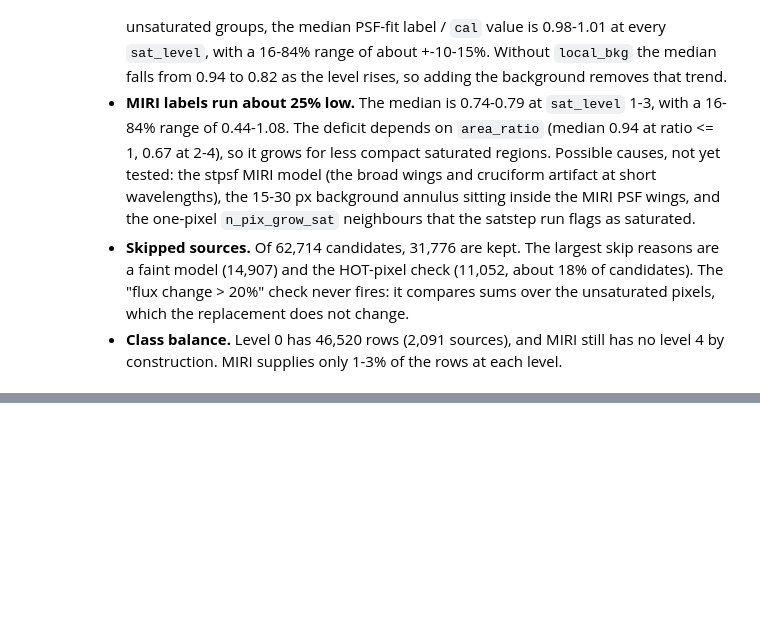
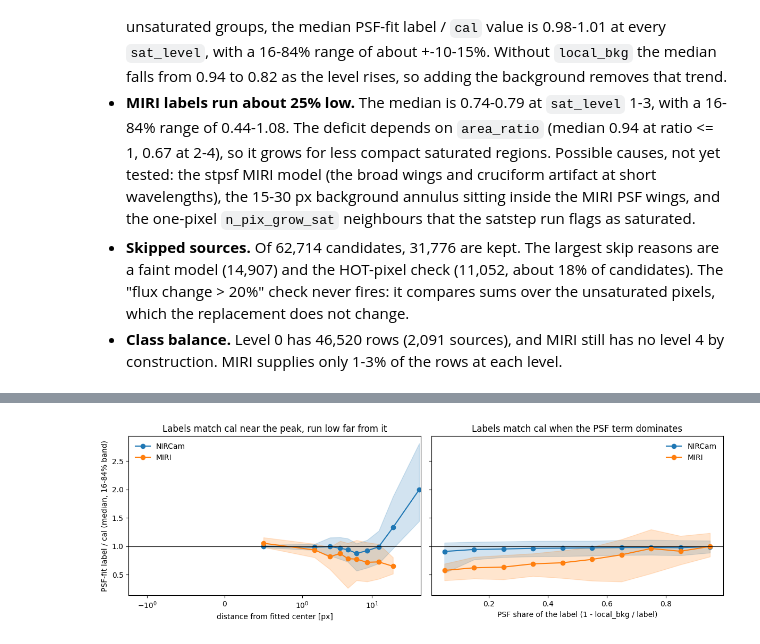
Before and after one commit to tyoo37/w51_sat_recover, a Jupyter notebook: notebooks/report_v2_training_set_20261020.ipynb, the cells around one changed output, grey strips where cells are left out. Cells and saved outputs as stored; diff of their text form; code cells hidden in the pictures; blank space fills up the shorter version.

Commit message:
v2 report: explain dist_to_peak change, saturation-step semantics, label/cal outliers
Co-Authored-By: Claude Opus 5.5 <noreply@anthropic.com>

```diff
--- a/notebooks/report_v2_training_set_20261020.ipynb
+++ b/notebooks/report_v2_training_set_20261020.ipynb
@@ -241,0 +296,16 @@ plt.tight_layout()
+# %%
+c = v2[ok & v2.sat_level.between(2, 4)].copy()
+c['lr'] = np.log10(c.label_over_cal)
+c['psf_share'] = (c.flux - c.local_bkg) / c.flux          # PSF part of the label; the rest is local_bkg
+out = lambda s: ((10 ** s < 0.67) | (10 ** s > 1.5)).mean()
+
+def by(col, bins):
+    g = c.groupby(['instrument', pd.cut(c[col], bins)], observed=True).lr
+    return pd.DataFrame({'rows': g.size(), 'median ratio': 10 ** g.median(), 'outside 0.67-1.5': g.apply(out)}).round(3)
+
+summary = {}
+for inst, h in c.groupby('instrument'):
+    m = h.groupby('source_id').lr.transform('median')
+    summary[inst] = {'rows': len(h), 'outside 0.67-1.5': round(out(h.lr), 3), 'outside 0.5-2': round(((10 ** h.lr < 0.5) | (10 ** h.lr > 2)).mean(), 3),
+                     'share of log-ratio variance between sources': round(1 - (h.lr - m).var() / h.lr.var(), 2)}
+pd.DataFrame(summary)
@@ -241,0 +350,4 @@ plt.tight_layout()
+# %%
+mi = c[c.instrument == 'MIRI']
+g = mi.groupby(mi.wavelength.astype(int)).lr
+pd.DataFrame({'rows': g.size(), 'median ratio': 10 ** g.median(), 'outside 0.67-1.5': g.apply(out)}).round(3).rename_axis('MIRI filter (um x 100)')
@@ -241,0 +362,20 @@ plt.tight_layout()
+# %%
+fig, axes = plt.subplots(1, 2, figsize=(12, 4), sharey=True)
+for ax, (col, bins, xlabel) in zip(axes, [('dist_to_peak', np.array([0, 1, 2, 3, 4, 5, 7, 10, 15, 25, 70]), 'distance from fitted center [px]'),
+                                          ('psf_share', np.linspace(0, 1, 11), 'PSF share of the label (1 - local_bkg / label)')]):
+    for inst, col_c in [('NIRCam', 'C0'), ('MIRI', 'C1')]:
+        h = c[c.instrument == inst]
+        g = h.groupby(pd.cut(h[col], bins), observed=True).label_over_cal
+        mid = np.array([iv.mid for iv in g.median().index])
+        ax.plot(mid, g.median(), 'o-', color=col_c, label=inst)
+        ax.fill_between(mid, g.quantile(0.16), g.quantile(0.84), color=col_c, alpha=0.2)
+    ax.axhline(1, color='k', lw=0.8)
+    ax.set_xlabel(xlabel)
+    ax.legend(frameon=False)
+axes[0].set_xscale('symlog', linthresh=1)
+axes[0].set_ylabel('PSF-fit label / cal (median, 16-84% band)')
+axes[0].set_title('Labels match cal near the peak, run low far from it')
+axes[1].set_title('Labels match cal when the PSF term dominates')
+plt.tight_layout()
+# %% [output]
+[figure, added]
```
Also changed, not shown: parts of 10 cells of this notebook.
